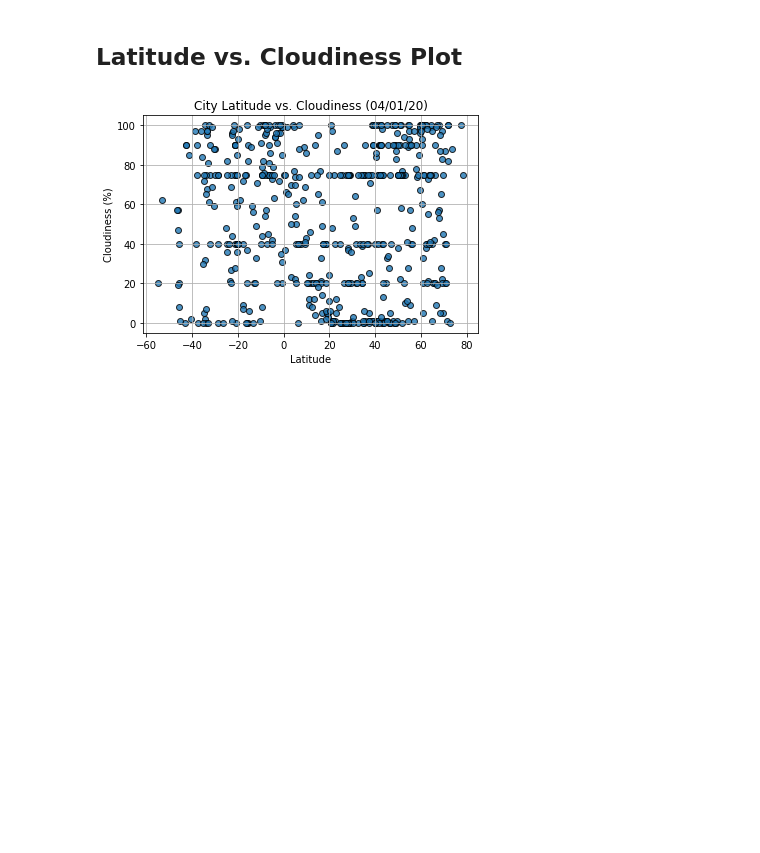
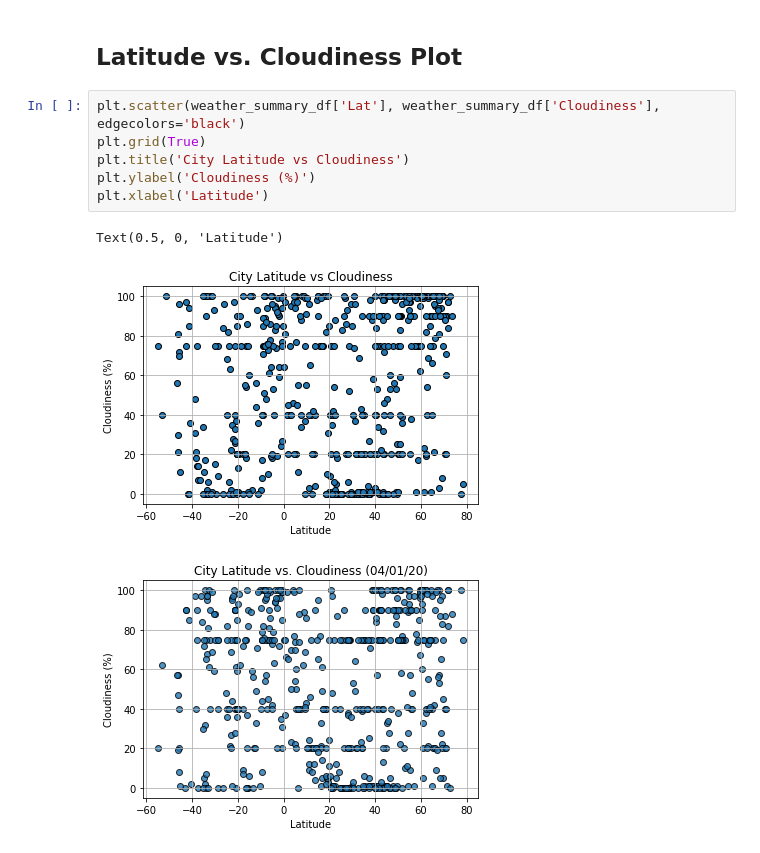
Before and after one commit to paulywog13/python-api-challenge, a Jupyter notebook: WeatherPy/WeatherPy.ipynb, the cells around one changed output. Cells and saved outputs as stored; diff of their text form; blank space fills up the shorter version.

```diff
--- a/WeatherPy/WeatherPy.ipynb
+++ b/WeatherPy/WeatherPy.ipynb
@@ -227,6 +261,15 @@ Int64Index([], dtype='int64')
 [figure]
 # %% [markdown]
 ## Latitude vs. Cloudiness Plot
+# %%
+plt.scatter(weather_summary_df['Lat'], weather_summary_df['Cloudiness'], edgecolors='black')
+plt.grid(True)
+plt.title('City Latitude vs Cloudiness')
+plt.ylabel('Cloudiness (%)')
+plt.xlabel('Latitude')
+# %% [output]
+Text(0.5, 0, 'Latitude')
+[figure, added]
 # %%
 # %% [output]
 [figure]
```
Also changed, not shown: parts of 8 cells of this notebook, 1 other file.
